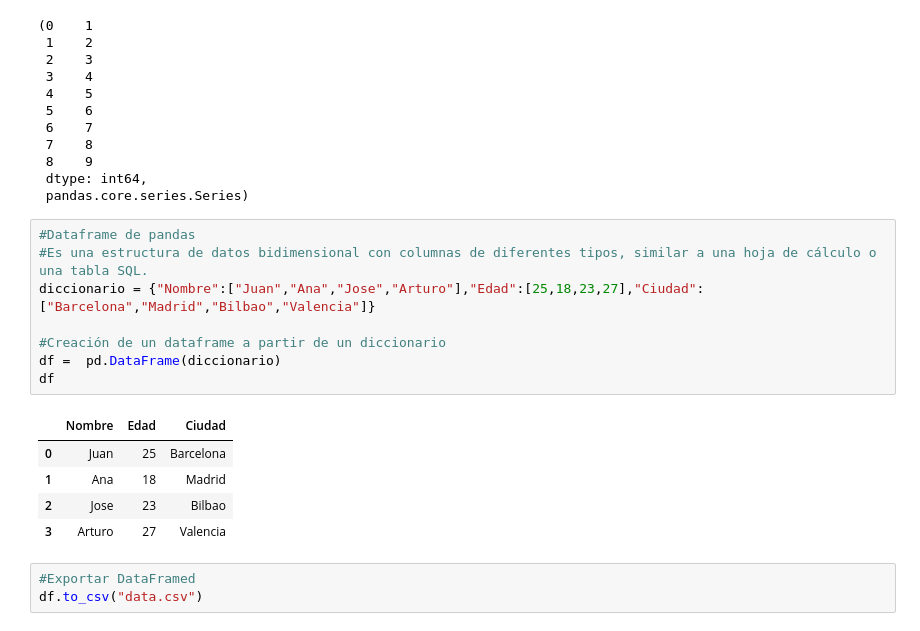
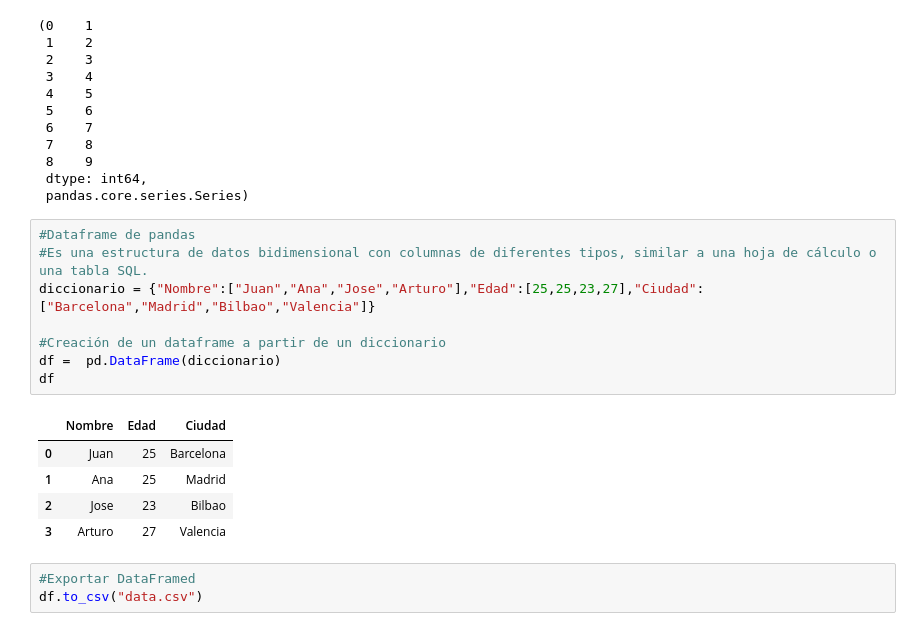
Before and after one commit to CristianBR07/DataAnalysis-Python, a Jupyter notebook: AnálisisDatos.ipynb, the cells around one changed output. Cells and saved outputs as stored; diff of their text form.

```diff
--- a/AnálisisDatos.ipynb
+++ b/AnálisisDatos.ipynb
@@ -20,15 +20,15 @@ serie, type(serie)
 # %%
 #Dataframe de pandas
 #Es una estructura de datos bidimensional con columnas de diferentes tipos, similar a una hoja de cálculo o una tabla SQL.
-diccionario = {"Nombre":["Juan","Ana","Jose","Arturo"],"Edad":[25,18,23,27],"Ciudad":["Barcelona","Madrid","Bilbao","Valencia"]}
+diccionario = {"Nombre":["Juan","Ana","Jose","Arturo"],"Edad":[25,25,23,27],"Ciudad":["Barcelona","Madrid","Bilbao","Valencia"]}
 
 #Creación de un dataframe a partir de un diccionario
 df =  pd.DataFrame(diccionario)
 df
 # %% [output]
 |  | Nombre | Edad | Ciudad |
 | 0 | Juan | 25 | Barcelona |
-| 1 | Ana | 18 | Madrid |
+| 1 | Ana | 25 | Madrid |
 | 2 | Jose | 23 | Bilbao |
 | 3 | Arturo | 27 | Valencia |
 # %%
```
Also changed, not shown: parts of 33 cells of this notebook, 1 other file.
